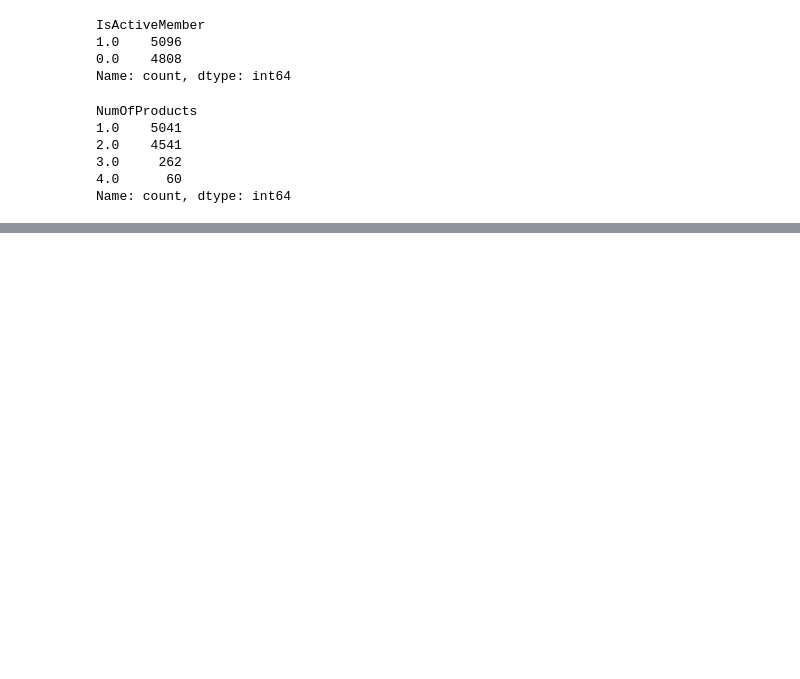
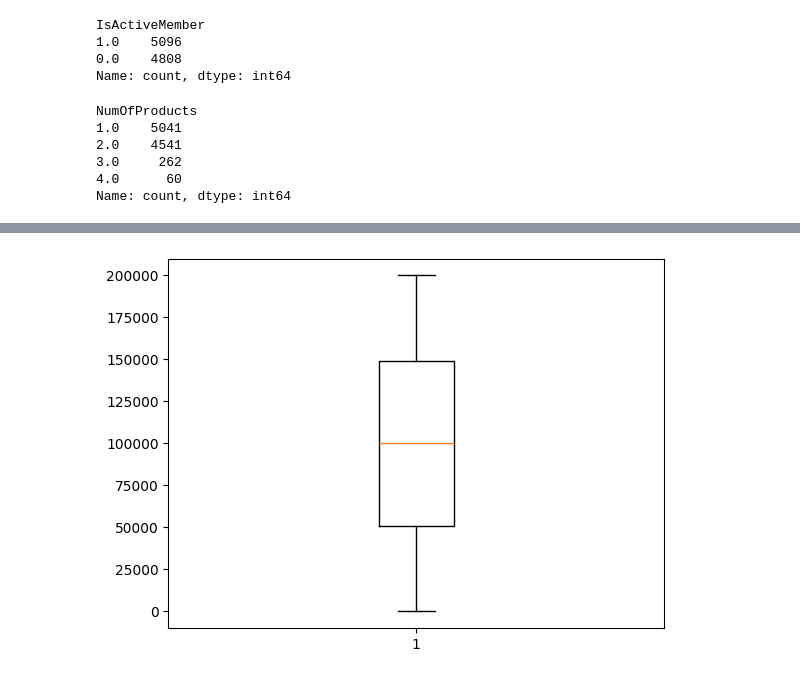
Before and after one commit to matTrabolsi/Banking-Customer-Churn-Prediction, a Jupyter notebook: ProjectFiles/bankChurnPrediction.ipynb, the cells around one changed output, grey strips where cells are left out. Cells and saved outputs as stored; diff of their text form; code cells hidden in the pictures; blank space fills up the shorter version.

```diff
--- a/ProjectFiles/bankChurnPrediction.ipynb
+++ b/ProjectFiles/bankChurnPrediction.ipynb
@@ -169,0 +213,5 @@ Name: EstimatedSalary, dtype: float64
+# %%
+plt.Figure(figsize=(5, 4))
+plt.boxplot(x=df['EstimatedSalary']);
+# %% [output]
+[figure, added]
```
Also changed, not shown: parts of 29 cells of this notebook, 1 other file.
